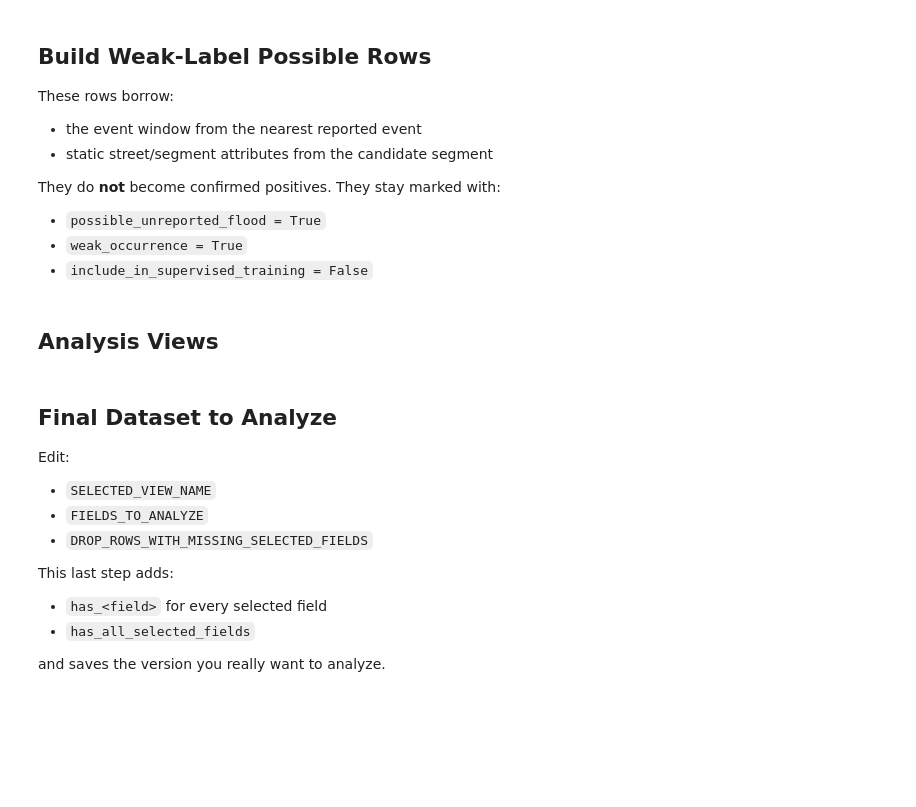
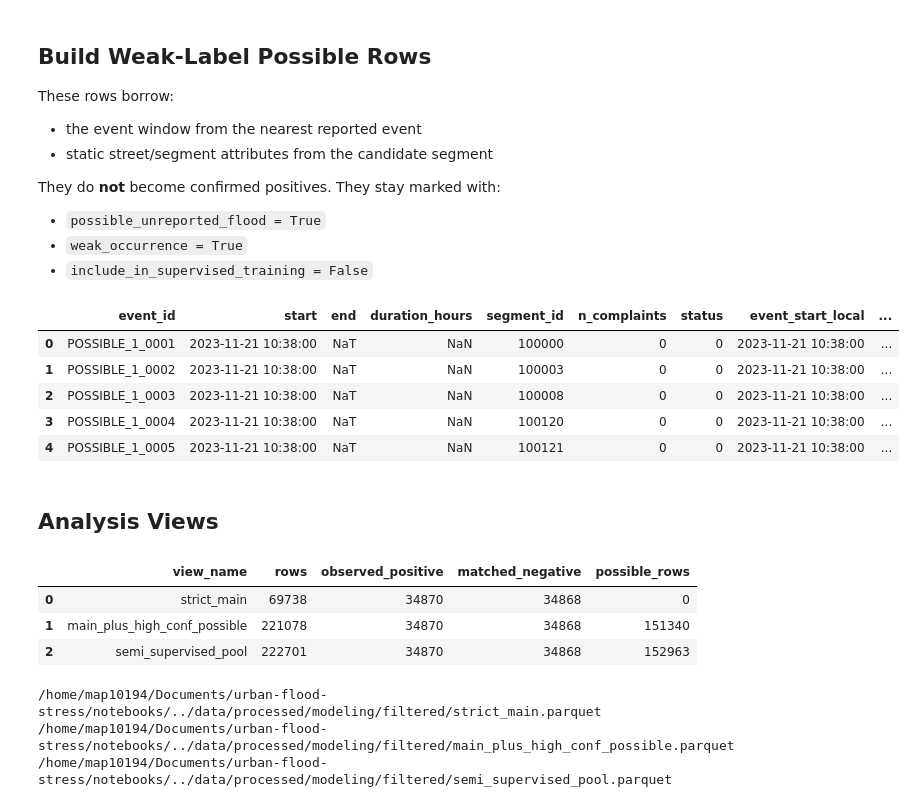
Before and after one commit to marioponce/urban-flood-stress, a Jupyter notebook: notebooks/12_filter_.ipynb, the cells around one changed output. Saved outputs shown, nothing was run; the diff lists cells and outputs as text; code cells hidden in the pictures; blank space fills up the shorter version.

```diff
--- a/notebooks/12_filter_.ipynb
+++ b/notebooks/12_filter_.ipynb
@@ -25,10 +25,9 @@ SRC_DIR = ROOT / "src"
 if str(SRC_DIR) not in sys.path:
     sys.path.insert(0, str(SRC_DIR))
 
-MODELING_DIR = ROOT / "data" / "processed" / "modeling"
+MODELING_DIR = ROOT /".."/ "data" / "processed" / "modeling"
 FILTERED_DIR = MODELING_DIR / "filtered"
 FILTERED_DIR.mkdir(parents=True, exist_ok=True)
-
 BALANCED_PATH = MODELING_DIR / "flood_events_balanced.parquet"
 NATURAL_PATH = MODELING_DIR / "flood_events_master_table.parquet"
 POSSIBLE_PATH = MODELING_DIR / "possible_unreported_flood_candidates.parquet"
@@ -210,36 +223,49 @@ possible_event_like["resolution_bool"] = False
 possible_event_like["occurrence"] = pd.NA
 possible_event_like["weak_occurrence"] = True
 possible_event_like["intensity"] = 0
 possible_event_like["n_complaints"] = 0
 possible_event_like["status"] = 0
 possible_event_like["flood_event_status"] = pd.NA
 possible_event_like["dataset_split_role"] = "possible_candidate"
 possible_event_like["label_definition"] = "possible_unreported_flood_candidate"
 possible_event_like["include_in_supervised_training"] = False
 possible_event_like["label_strength"] = possible_event_like["unreported_confidence_level"].map(
     {"high": "weak_high", "medium": "weak_medium", "low": "weak_low"}
 )
 
-for col in balanced_df.columns:
-    if col not in possible_event_like.columns:
-        possible_event_like[col] = pd.NA
+missing_cols = [col for col in balanced_df.columns if col not in possible_event_like.columns]
+if missing_cols:
+    possible_event_like = pd.concat(
+        [
+            possible_event_like,
+            pd.DataFrame({col: pd.NA for col in missing_cols}, index=possible_event_like.index),
+        ],
+        axis=1,
+    )
 
 possible_event_like = possible_event_like[[col for col in balanced_df.columns] + [
     "possible_unreported_flood",
     "unreported_confidence_level",
     "distance_to_reported_event_m",
     "time_delta_to_reported_event_hours",
     "nearest_reported_event_id",
     "reported_segment_id",
     "same_tide_polygon",
     "same_precip_polygon",
     "same_borough",
     "weak_occurrence",
     "include_in_supervised_training",
     "label_strength",
 ]]
 
 display(possible_event_like.head())
+# %% [output]
+|  | event_id | start | end | duration_hours | segment_id | n_complaints | status | event_start_local | ... |
+| 0 | POSSIBLE_1_0001 | 2023-11-21 10:38:00 | NaT | NaN | 100000 | 0 | 0 | 2023-11-21 10:38:00 | ... |
+| 1 | POSSIBLE_1_0002 | 2023-11-21 10:38:00 | NaT | NaN | 100003 | 0 | 0 | 2023-11-21 10:38:00 | ... |
+| 2 | POSSIBLE_1_0003 | 2023-11-21 10:38:00 | NaT | NaN | 100008 | 0 | 0 | 2023-11-21 10:38:00 | ... |
+| 3 | POSSIBLE_1_0004 | 2023-11-21 10:38:00 | NaT | NaN | 100120 | 0 | 0 | 2023-11-21 10:38:00 | ... |
+| 4 | POSSIBLE_1_0005 | 2023-11-21 10:38:00 | NaT | NaN | 100121 | 0 | 0 | 2023-11-21 10:38:00 | ... |
 # %% [markdown]
 ## Analysis Views
 # %%
@@ -296,6 +322,11 @@ views_summary = pd.DataFrame(
 )
 
 display(views_summary)
+# %% [output]
+|  | view_name | rows | observed_positive | matched_negative | possible_rows |
+| 0 | strict_main | 69738 | 34870 | 34868 | 0 |
+| 1 | main_plus_high_conf_possible | 221078 | 34870 | 34868 | 151340 |
+| 2 | semi_supervised_pool | 222701 | 34870 | 34868 | 152963 |
 # %%
 STRICT_MAIN_PATH = FILTERED_DIR / "strict_main.parquet"
 MAIN_PLUS_HIGH_PATH = FILTERED_DIR / "main_plus_high_conf_possible.parquet"
@@ -308,16 +339,7 @@ semi_supervised_pool_df.to_parquet(SEMI_SUPERVISED_PATH, index=False)
 print(STRICT_MAIN_PATH)
 print(MAIN_PLUS_HIGH_PATH)
 print(SEMI_SUPERVISED_PATH)
+# %% [output]
+/home/map10194/Documents/urban-flood-stress/notebooks/../data/processed/modeling/filtered/strict_main.parquet
+/home/map10194/Documents/urban-flood-stress/notebooks/../data/processed/modeling/filtered/main_plus_high_conf_possible.parquet
+/home/map10194/Documents/urban-flood-stress/notebooks/../data/processed/modeling/filtered/semi_supervised_pool.parquet
-# %% [markdown]
-## Final Dataset to Analyze
-
-Edit:
-- `SELECTED_VIEW_NAME`
-- `FIELDS_TO_ANALYZE`
-- `DROP_ROWS_WITH_MISSING_SELECTED_FIELDS`
-
-This last step adds:
-- `has_<field>` for every selected field
-- `has_all_selected_fields`
-
-and saves the version you really want to analyze.
```
Also changed, not shown: parts of 7 cells of this notebook, 20 other files.
